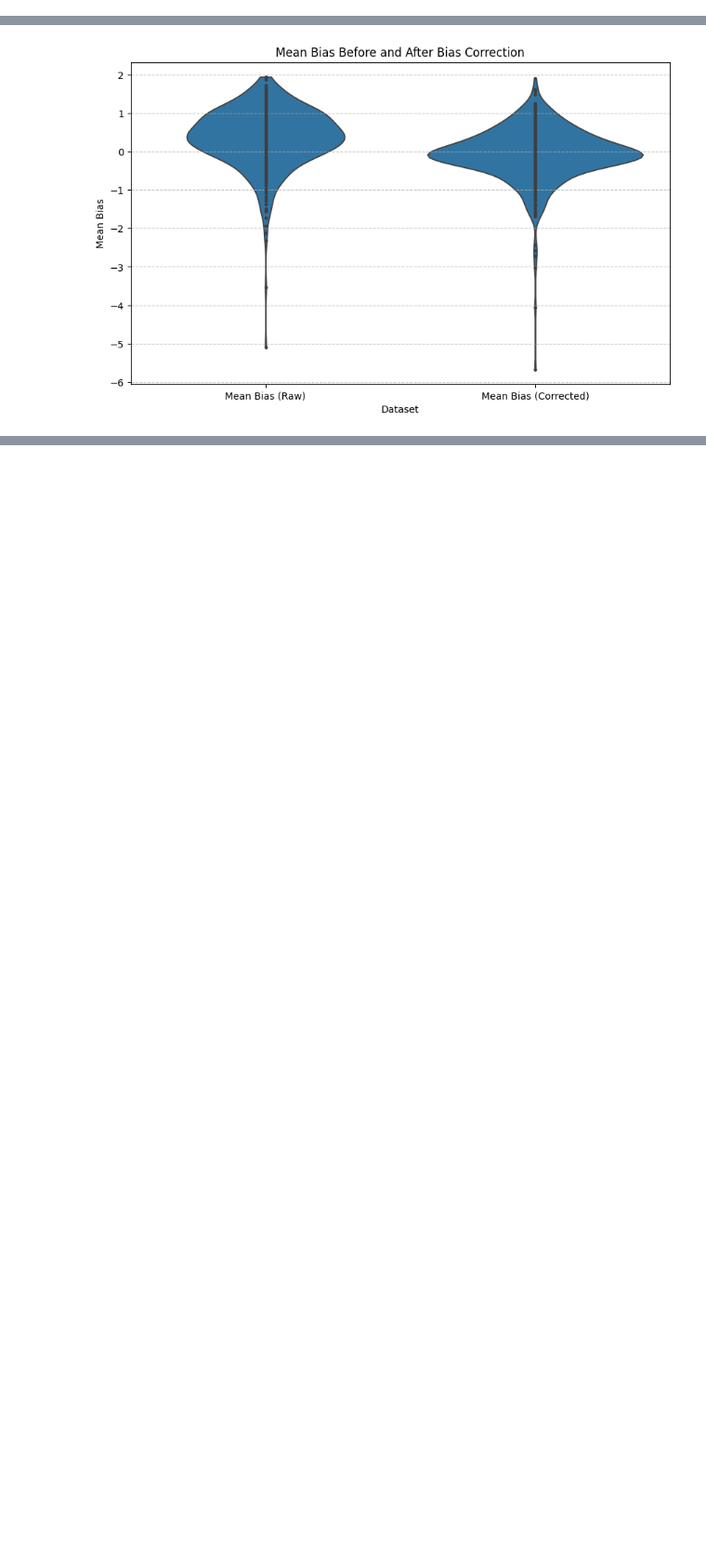
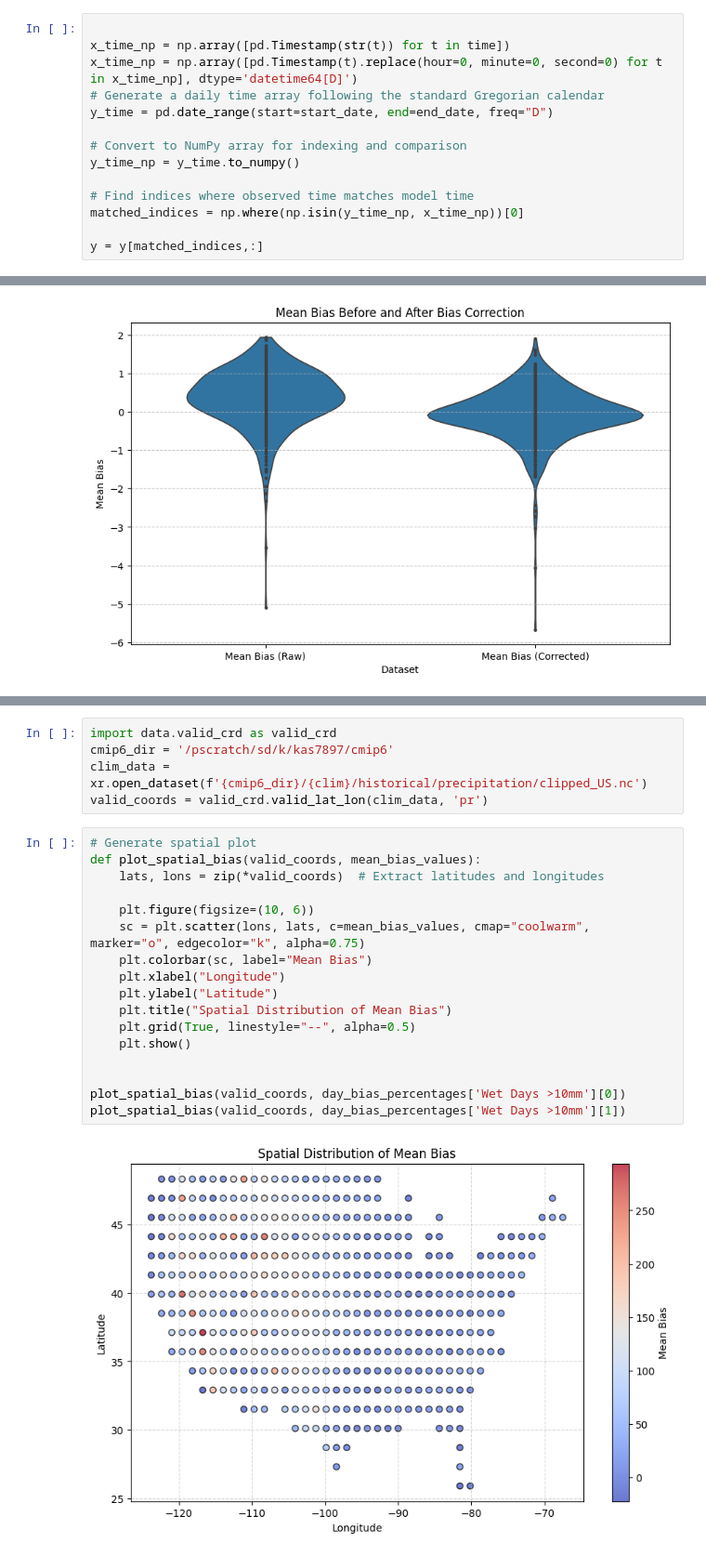
Before and after one commit to kasProg/dCLIMAD_BA, a Jupyter notebook: analysis.ipynb, the cells around one changed output, grey strips where cells are left out. Shown: that part at 93% size. Saved outputs shown, nothing was run; the diff lists cells and outputs as text; blank space fills up the shorter version.

```diff
--- a/analysis.ipynb
+++ b/analysis.ipynb
@@ -36,3 +19,17 @@ plt.show()
+# %%
+
+x_time_np = np.array([pd.Timestamp(str(t)) for t in time])
+x_time_np = np.array([pd.Timestamp(t).replace(hour=0, minute=0, second=0) for t in x_time_np], dtype='datetime64[D]')
+# Generate a daily time array following the standard Gregorian calendar
+y_time = pd.date_range(start=start_date, end=end_date, freq="D")
+
+# Convert to NumPy array for indexing and comparison
+y_time_np = y_time.to_numpy()
+
+# Find indices where observed time matches model time
+matched_indices = np.where(np.isin(y_time_np, x_time_np))[0]
+
+y = y[matched_indices,:]
 # %%
 # Compute bias for each coordinate
 bias_raw = np.mean(x - y, axis=0)  # Mean bias of raw data
@@ -113,0 +197,24 @@ plt.show()
+# %%
+import data.valid_crd as valid_crd
+cmip6_dir = '/pscratch/sd/k/kas7897/cmip6'
+clim_data = xr.open_dataset(f'{cmip6_dir}/{clim}/historical/precipitation/clipped_US.nc')
+valid_coords = valid_crd.valid_lat_lon(clim_data, 'pr')
+# %%
+# Generate spatial plot
+def plot_spatial_bias(valid_coords, mean_bias_values):
+    lats, lons = zip(*valid_coords)  # Extract latitudes and longitudes
+
+    plt.figure(figsize=(10, 6))
+    sc = plt.scatter(lons, lats, c=mean_bias_values, cmap="coolwarm", marker="o", edgecolor="k", alpha=0.75)
+    plt.colorbar(sc, label="Mean Bias")
+    plt.xlabel("Longitude")
+    plt.ylabel("Latitude")
+    plt.title("Spatial Distribution of Mean Bias")
+    plt.grid(True, linestyle="--", alpha=0.5)
+    plt.show()
+
+
+plot_spatial_bias(valid_coords, day_bias_percentages['Wet Days >10mm'][0])
+plot_spatial_bias(valid_coords, day_bias_percentages['Wet Days >10mm'][1])
+# %% [output]
+[figure, added]
```
Also changed, not shown: parts of 6 cells of this notebook.
